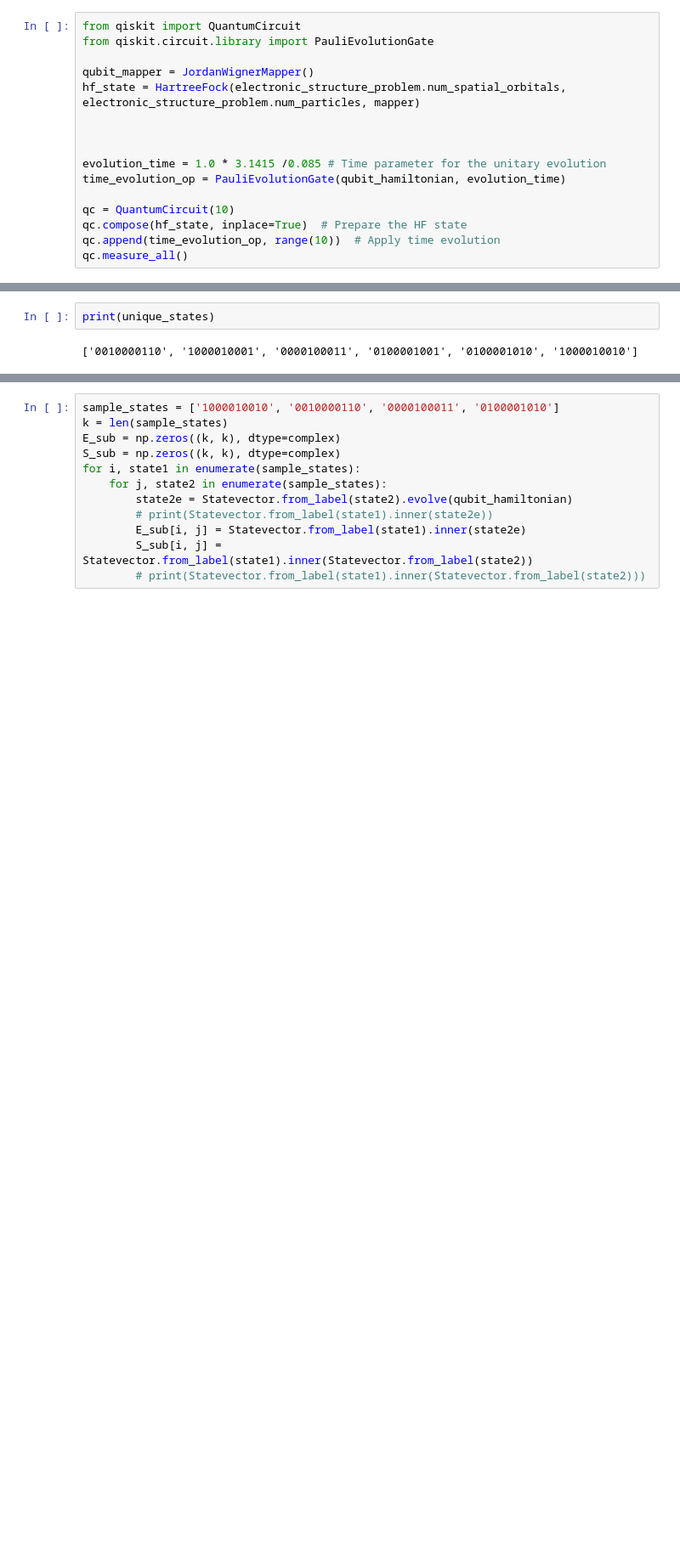
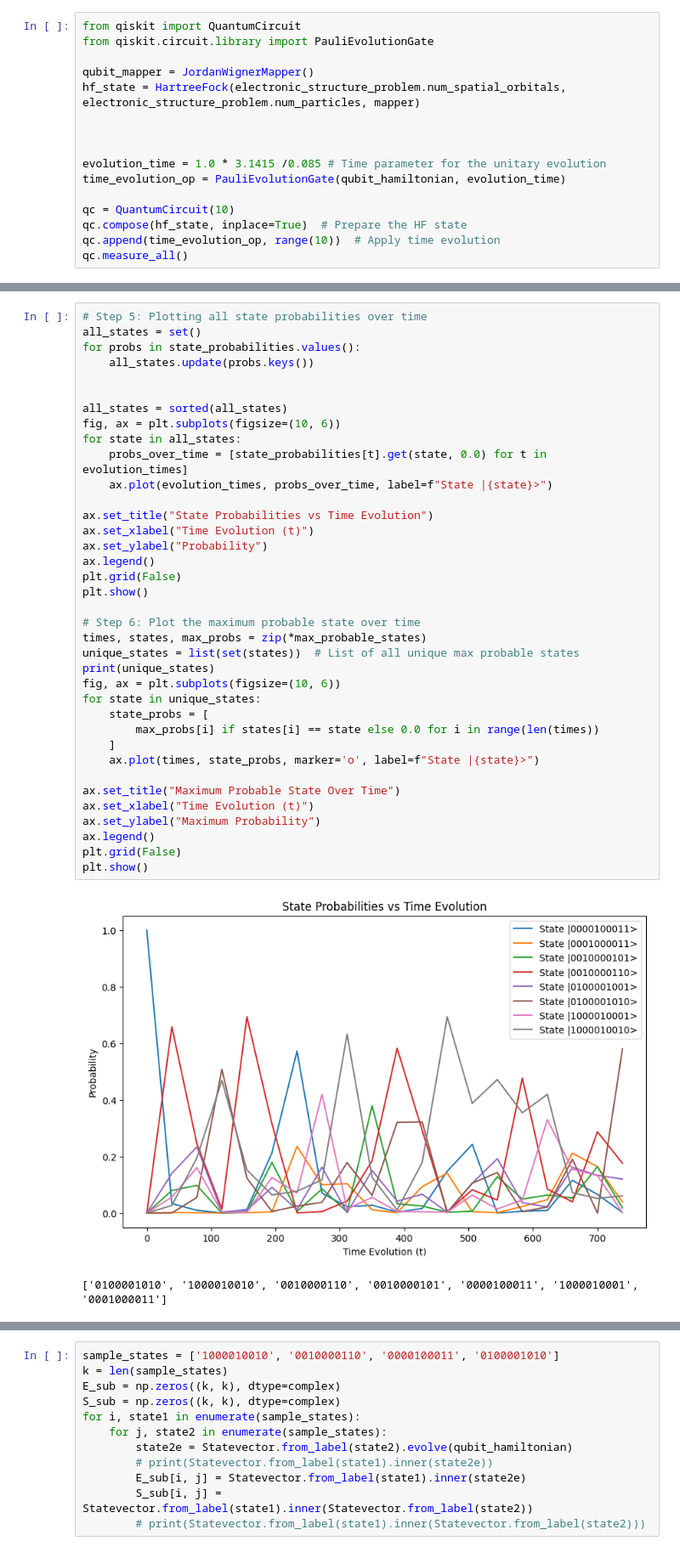
Before and after one commit to pradyotqc/Atoms_molecules01, a Jupyter notebook: QSCI_Atoms_test_Li_gs_17_12_24.ipynb, the cells around one changed output, grey strips where cells are left out. Shown: that part at 85% size. Saved outputs shown, nothing was run; the diff lists cells and outputs as text; blank space fills up the shorter version.

```diff
--- a/QSCI_Atoms_test_Li_gs_17_12_24.ipynb
+++ b/QSCI_Atoms_test_Li_gs_17_12_24.ipynb
@@ -448,4 +425,40 @@ plt.show()
-# %%
-print(unique_states)
-# %% [output]
-['0010000110', '1000010001', '0000100011', '0100001001', '0100001010', '1000010010']
+# %%
+# Step 5: Plotting all state probabilities over time
+all_states = set()
+for probs in state_probabilities.values():
+    all_states.update(probs.keys())
+
+
+all_states = sorted(all_states)
+fig, ax = plt.subplots(figsize=(10, 6))
+for state in all_states:
+    probs_over_time = [state_probabilities[t].get(state, 0.0) for t in evolution_times]
+    ax.plot(evolution_times, probs_over_time, label=f"State |{state}>")
+
+ax.set_title("State Probabilities vs Time Evolution")
+ax.set_xlabel("Time Evolution (t)")
+ax.set_ylabel("Probability")
+ax.legend()
+plt.grid(False)
+plt.show()
+
+# Step 6: Plot the maximum probable state over time
+times, states, max_probs = zip(*max_probable_states)
+unique_states = list(set(states))  # List of all unique max probable states
+print(unique_states)
+fig, ax = plt.subplots(figsize=(10, 6))
+for state in unique_states:
+    state_probs = [
+        max_probs[i] if states[i] == state else 0.0 for i in range(len(times))
+    ]
+    ax.plot(times, state_probs, marker='o', label=f"State |{state}>")
+
+ax.set_title("Maximum Probable State Over Time")
+ax.set_xlabel("Time Evolution (t)")
+ax.set_ylabel("Maximum Probability")
+ax.legend()
+plt.grid(False)
+plt.show()
+# %% [output]
+[figure, added]
+['0100001010', '1000010010', '0010000110', '0010000101', '0000100011', '1000010001', '0001000011']
```
Also changed, not shown: parts of 10 cells of this notebook.
